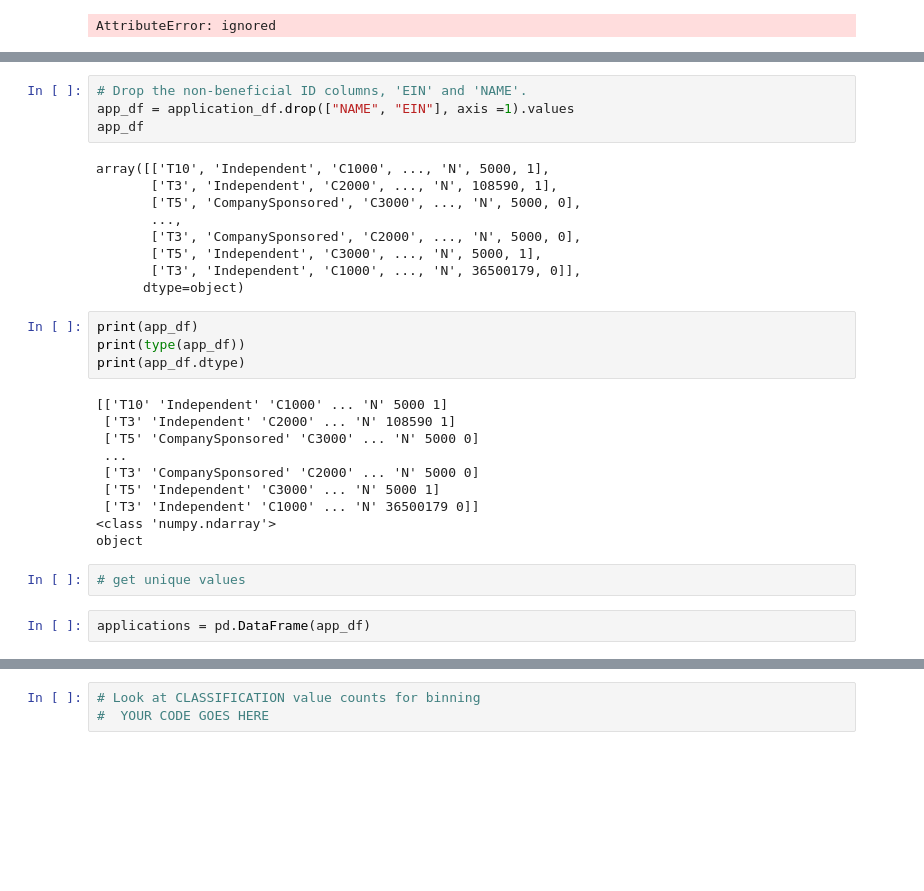
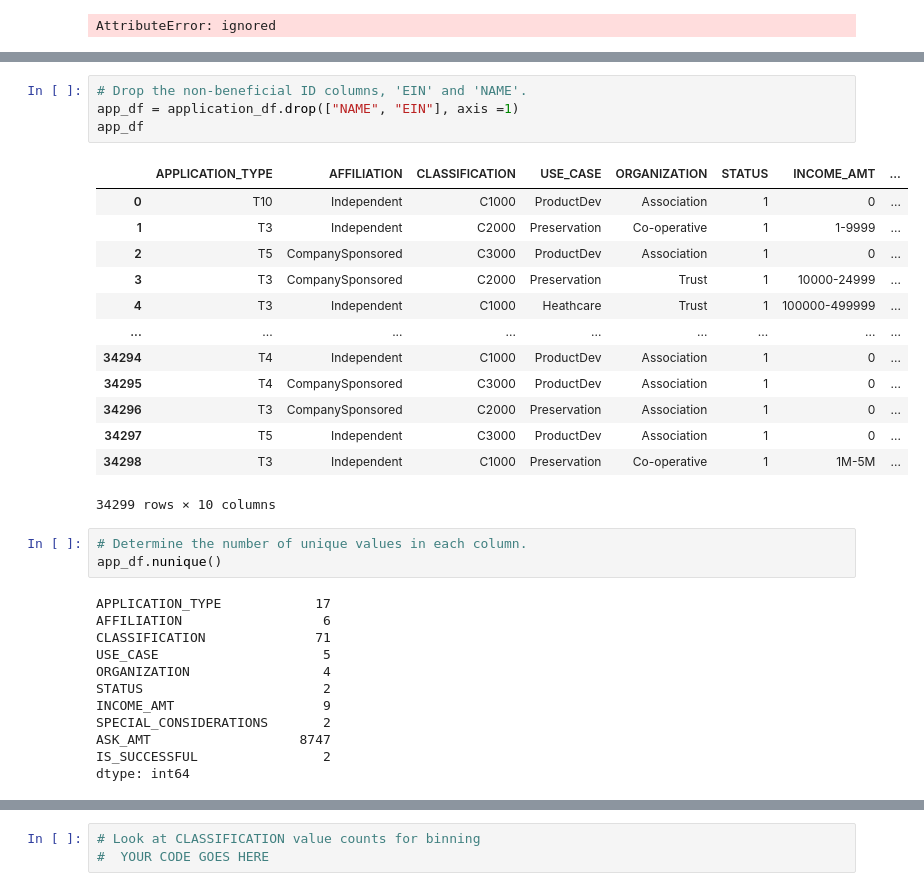
Before and after one commit to ASwigart/deep-learning-challenge, a Jupyter notebook: Starter_Code.ipynb, the cells around one changed output, grey strips where cells are left out. Cells and saved outputs as stored; diff of their text form; blank space fills up the shorter version.

```diff
--- a/Starter_Code.ipynb
+++ b/Starter_Code.ipynb
@@ -36,34 +38,36 @@ application_df.head()
 | 4 | 10556103 | GENETIC RESEARCH INSTITUTE OF THE... | T3 | Independent | C1000 | Heathcare | Trust | 1 | ... |
 # %%
 # Drop the non-beneficial ID columns, 'EIN' and 'NAME'.
-app_df = application_df.drop(["NAME", "EIN"], axis =1).values
+app_df = application_df.drop(["NAME", "EIN"], axis =1)
 app_df
 # %% [output]
+|  | APPLICATION_TYPE | AFFILIATION | CLASSIFICATION | USE_CASE | ORGANIZATION | STATUS | INCOME_AMT | ... |
+| 0 | T10 | Independent | C1000 | ProductDev | Association | 1 | 0 | ... |
+| 1 | T3 | Independent | C2000 | Preservation | Co-operative | 1 | 1-9999 | ... |
+| 2 | T5 | CompanySponsored | C3000 | ProductDev | Association | 1 | 0 | ... |
+| 3 | T3 | CompanySponsored | C2000 | Preservation | Trust | 1 | 10000-24999 | ... |
+| 4 | T3 | Independent | C1000 | Heathcare | Trust | 1 | 100000-499999 | ... |
+| ... | ... | ... | ... | ... | ... | ... | ... | ... |
+| 34294 | T4 | Independent | C1000 | ProductDev | Association | 1 | 0 | ... |
+| 34295 | T4 | CompanySponsored | C3000 | ProductDev | Association | 1 | 0 | ... |
+| 34296 | T3 | CompanySponsored | C2000 | Preservation | Association | 1 | 0 | ... |
+| 34297 | T5 | Independent | C3000 | ProductDev | Association | 1 | 0 | ... |
+| 34298 | T3 | Independent | C1000 | Preservation | Co-operative | 1 | 1M-5M | ... |
-array([['T10', 'Independent', 'C1000', ..., 'N', 5000, 1],
-       ['T3', 'Independent', 'C2000', ..., 'N', 108590, 1],
-       ['T5', 'CompanySponsored', 'C3000', ..., 'N', 5000, 0],
-       ...,
-       ['T3', 'CompanySponsored', 'C2000', ..., 'N', 5000, 0],
-       ['T5', 'Independent', 'C3000', ..., 'N', 5000, 1],
-       ['T3', 'Independent', 'C1000', ..., 'N', 36500179, 0]],
-      dtype=object)
+34299 rows × 10 columns
-# %%
-print(app_df)
-print(type(app_df))
-print(app_df.dtype)
-# %% [output]
-[['T10' 'Independent' 'C1000' ... 'N' 5000 1]
- ['T3' 'Independent' 'C2000' ... 'N' 108590 1]
- ['T5' 'CompanySponsored' 'C3000' ... 'N' 5000 0]
- ...
- ['T3' 'CompanySponsored' 'C2000' ... 'N' 5000 0]
- ['T5' 'Independent' 'C3000' ... 'N' 5000 1]
- ['T3' 'Independent' 'C1000' ... 'N' 36500179 0]]
-<class 'numpy.ndarray'>
-object
-# %%
-# get unique values
-# %%
-applications = pd.DataFrame(app_df)
+# %%
+# Determine the number of unique values in each column.
+app_df.nunique()
+# %% [output]
+APPLICATION_TYPE            17
+AFFILIATION                  6
+CLASSIFICATION              71
+USE_CASE                     5
+ORGANIZATION                 4
+STATUS                       2
+INCOME_AMT                   9
+SPECIAL_CONSIDERATIONS       2
+ASK_AMT                   8747
+IS_SUCCESSFUL                2
+dtype: int64
 # %%
 # Look at APPLICATION_TYPE value counts for binning
```
Also changed, not shown: parts of 6 cells of this notebook.
